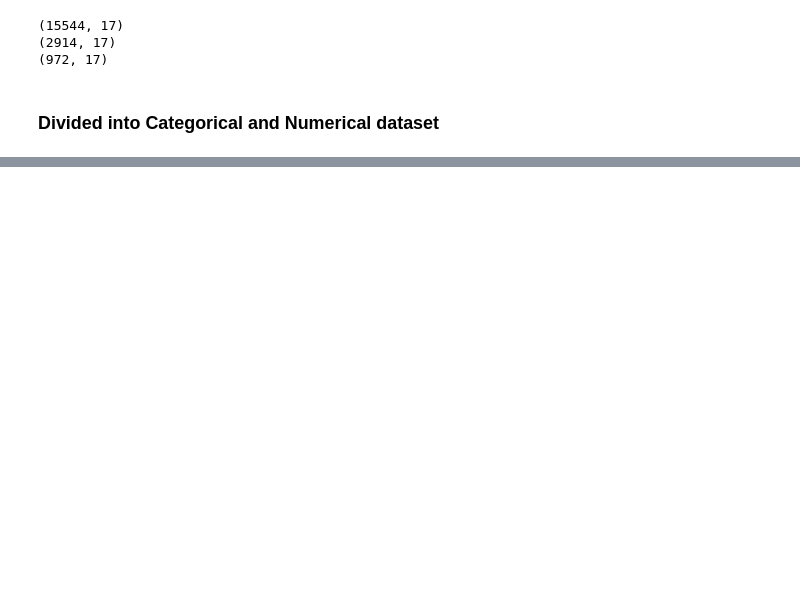
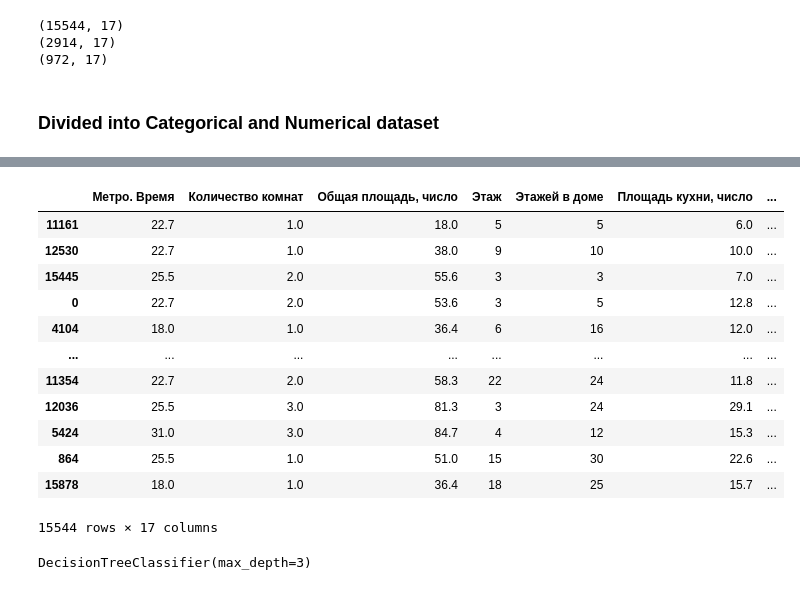
Before and after one commit to kuldii/avito_project, a Jupyter notebook: main.ipynb, the cells around one changed output, grey strips where cells are left out. Drawn from its saved outputs; the diff is of its cells as text; code cells hidden in the pictures; blank space fills up the shorter version.

```diff
--- a/main.ipynb
+++ b/main.ipynb
@@ -203,0 +214,16 @@ val_cat_df = val_df[categorical_columns]
+# %%
+new_train_df
+# %% [output]
+|  | Метро. Время | Количество комнат | Общая площадь, число | Этаж | Этажей в доме | Площадь кухни, число | ... |
+| 11161 | 22.7 | 1.0 | 18.0 | 5 | 5 | 6.0 | ... |
+| 12530 | 22.7 | 1.0 | 38.0 | 9 | 10 | 10.0 | ... |
+| 15445 | 25.5 | 2.0 | 55.6 | 3 | 3 | 7.0 | ... |
+| 0 | 22.7 | 2.0 | 53.6 | 3 | 5 | 12.8 | ... |
+| 4104 | 18.0 | 1.0 | 36.4 | 6 | 16 | 12.0 | ... |
+| ... | ... | ... | ... | ... | ... | ... | ... |
+| 11354 | 22.7 | 2.0 | 58.3 | 22 | 24 | 11.8 | ... |
+| 12036 | 25.5 | 3.0 | 81.3 | 3 | 24 | 29.1 | ... |
+| 5424 | 31.0 | 3.0 | 84.7 | 4 | 12 | 15.3 | ... |
+| 864 | 25.5 | 1.0 | 51.0 | 15 | 30 | 22.6 | ... |
+| 15878 | 18.0 | 1.0 | 36.4 | 18 | 25 | 15.7 | ... |
+15544 rows × 17 columns
@@ -203,0 +233,5 @@ val_cat_df = val_df[categorical_columns]
+# %%
+tree = DecisionTreeClassifier(max_depth=3)
+tree.fit(X, y)
+# %% [output]
+DecisionTreeClassifier(max_depth=3)
```
Also changed, not shown: parts of 15 cells of this notebook.
